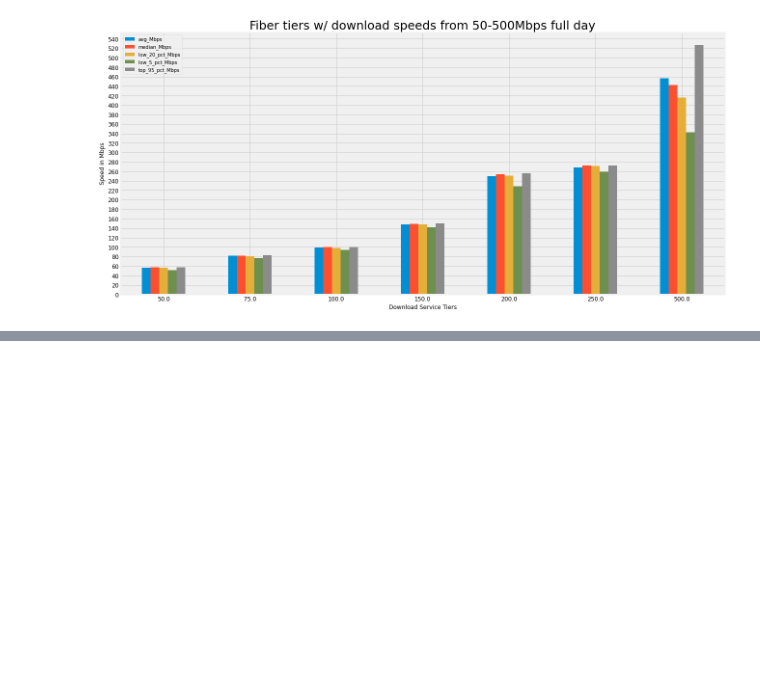
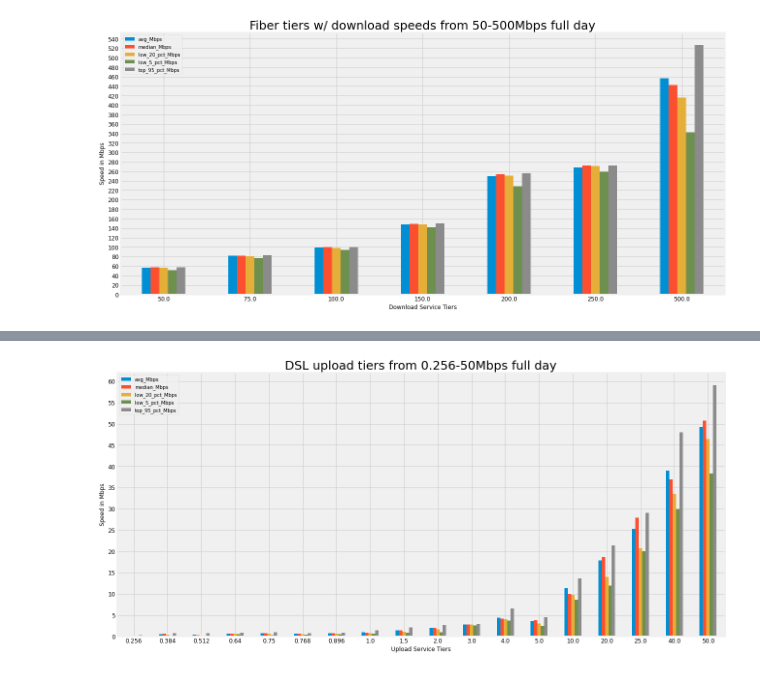
Before and after one commit to afreund415/MBA-broadband-research, a Jupyter notebook: MBA Analysis V2.ipynb, the cells around one changed output, grey strips where cells are left out. Saved outputs shown, nothing was run; the diff lists cells and outputs as text; code cells hidden in the pictures; blank space fills up the shorter version.

```diff
--- a/MBA Analysis V2.ipynb
+++ b/MBA Analysis V2.ipynb
@@ -936,0 +999,19 @@ chartData
+# %%
+chartData = fullDay_upload.where(fullDay_upload.tech == 'DSL').groupby(['upload_service_tier']).mean()
+
+# chartData = chartData[chartData.index <= 100]
+ax = chartData.plot.bar(y = ['avg_Mbps', 'median_Mbps', 'low_20_pct_Mbps', 'low_5_pct_Mbps', 'top_95_pct_Mbps'],
+               fontsize = 12, rot = 0, figsize = (20,10), grid = True)
+
+# x = np.arange(0,270,5)
+y = np.arange(0,65,5)
+
+# ax.set_xticks()
+ax.set_yticks(y)
+
+ax.set_xlabel('Upload Service Tiers')
+ax.set_ylabel('Speed in Mbps')
+ax.set_title('DSL upload tiers from 0.256-50Mbps full day', fontsize=25)
+
+chartData
+# %% [output]
@@ -936,0 +1036 @@ chartData
+[figure, added]
```
Also changed, not shown: parts of 6 cells of this notebook.
